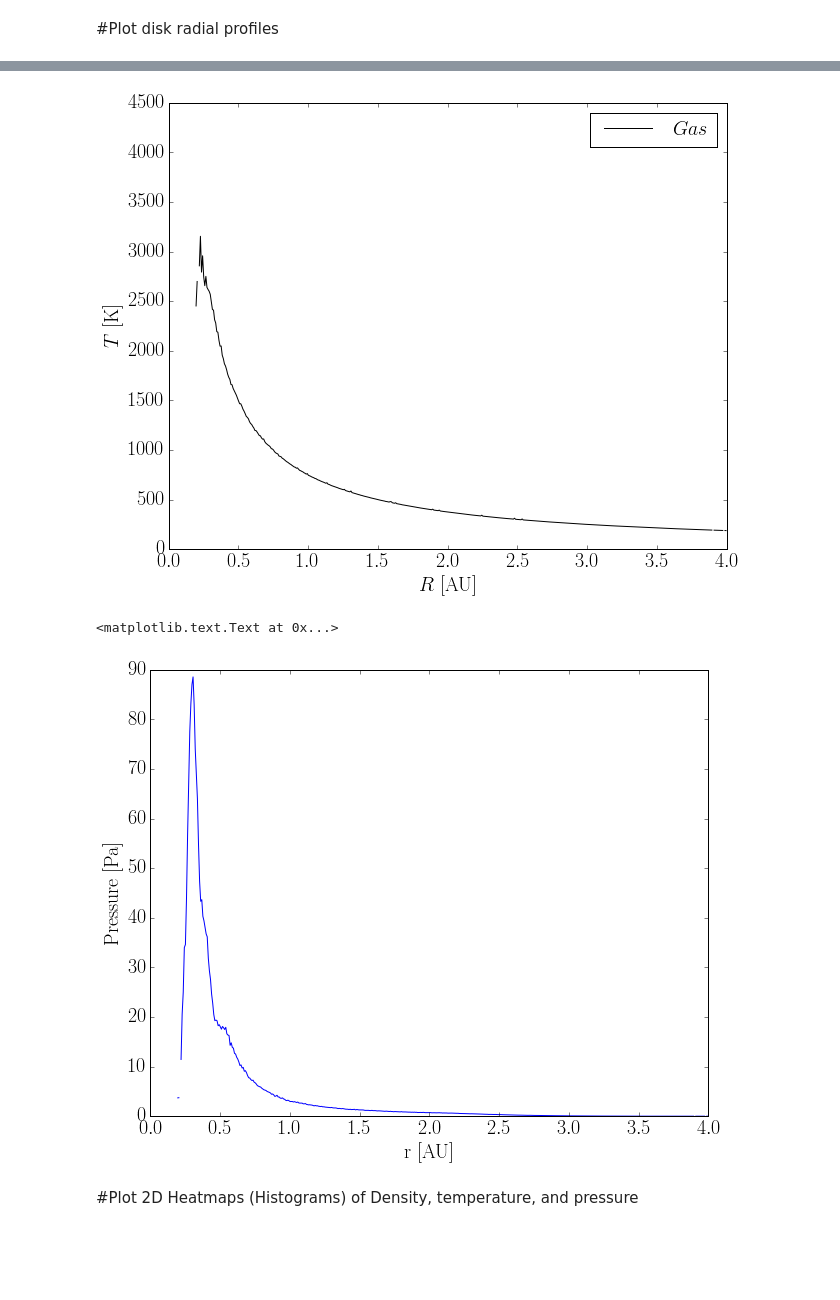
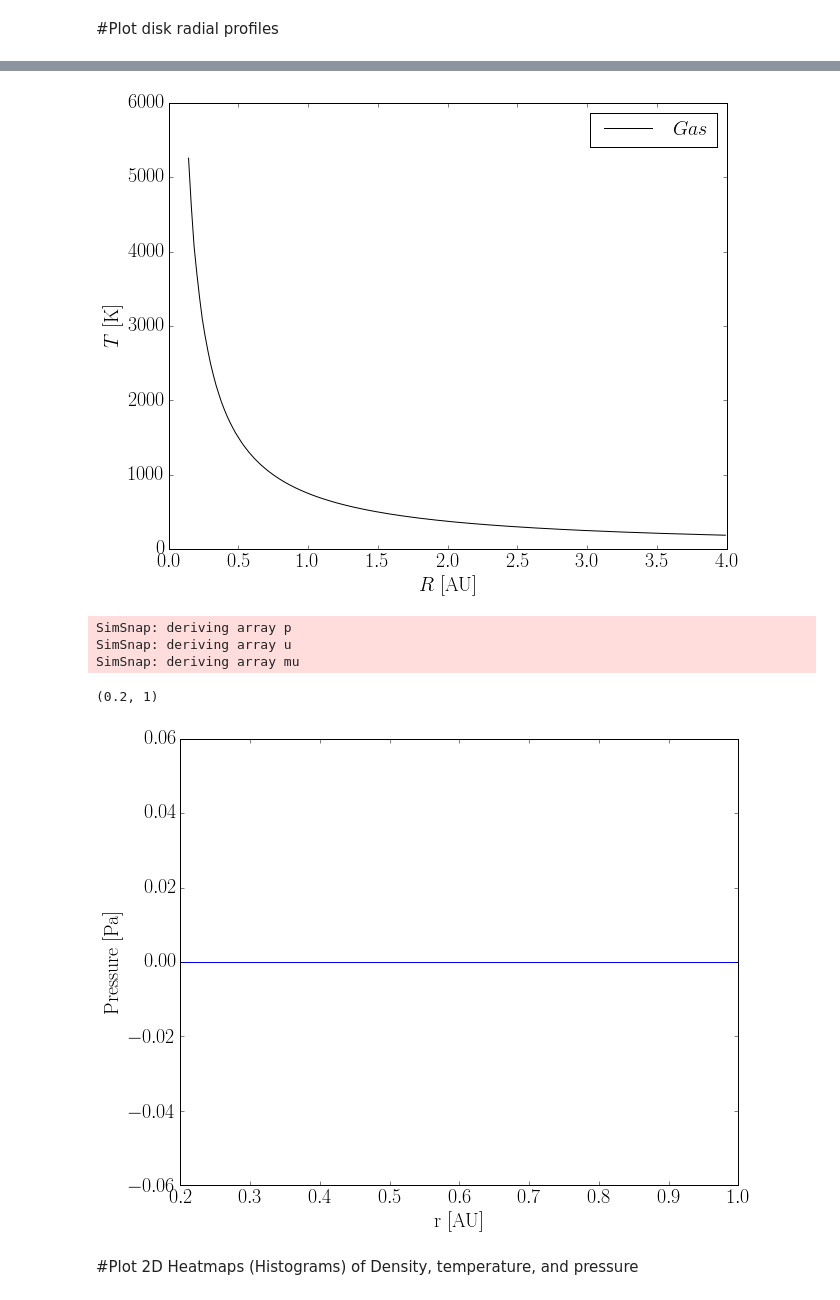
Before and after one commit to dflemin3/CBNotebooks, a Jupyter notebook: devBinaryAnalysis.ipynb, the cells around one changed output, grey strips where cells are left out. Cells and saved outputs as stored; diff of their text form; code cells hidden in the pictures; blank space fills up the shorter version.

```diff
--- a/devBinaryAnalysis.ipynb
+++ b/devBinaryAnalysis.ipynb
@@ -39,6 +37,6 @@ cwd = '/astro/users/dflemin3/Desktop/sims/randinitLowEcc'
 os.chdir(cwd)
 # %%
 #Load Snapshot
-s = pynbody.load('k38_snap.000068')
+s = pynbody.load('k38_snap.std')
 # %% [output]
 Loading using backend <class 'pynbody.tipsy.TipsySnap'>
@@ -224,8 +225,8 @@ bins = 500
 #pynbody.analysis.angmom.faceon(s.g)
 #pynbody.analysis.halo.center(s.g,mode='hyb')
 
-p = pynbody.analysis.profile.Profile(s,max='20 au',min='0.01 au',type='log',nbins=bins)
-pg = pynbody.analysis.profile.Profile(s.gas,nbins=bins)
+p = pynbody.analysis.profile.Profile(s,max=' au',min='0.01 au',type='log',nbins=bins)
+pg = pynbody.analysis.profile.Profile(s.gas,nbins=bins,max='10 au')
 
 #Get arrays for surface density sigma, radius r
 sigma = pg['density']
@@ -292,14 +294,18 @@ plt.xlabel("$R$ [AU]")
 plt.ylabel("$T$ [K]")
 plt.show()
 # %% [output]
-[figure, old version]
+[figure, new version]
 # %%
 plt.plot(pg['rbins'],pg['p'].in_units('Pa'))
 plt.xlabel("r [AU]")
 plt.ylabel('Pressure [Pa]')
+plt.xlim(0.2,1)
 # %% [output]
-<matplotlib.text.Text at 0x...>
+SimSnap: deriving array p
+SimSnap: deriving array u
+SimSnap: deriving array mu
+(0.2, 1)
-[figure, old version]
+[figure, new version]
 # %% [markdown]
 #Plot 2D Heatmaps (Histograms) of Density, temperature, and pressure
 # %%
```
Also changed, not shown: parts of 24 cells of this notebook, 1 other file.
